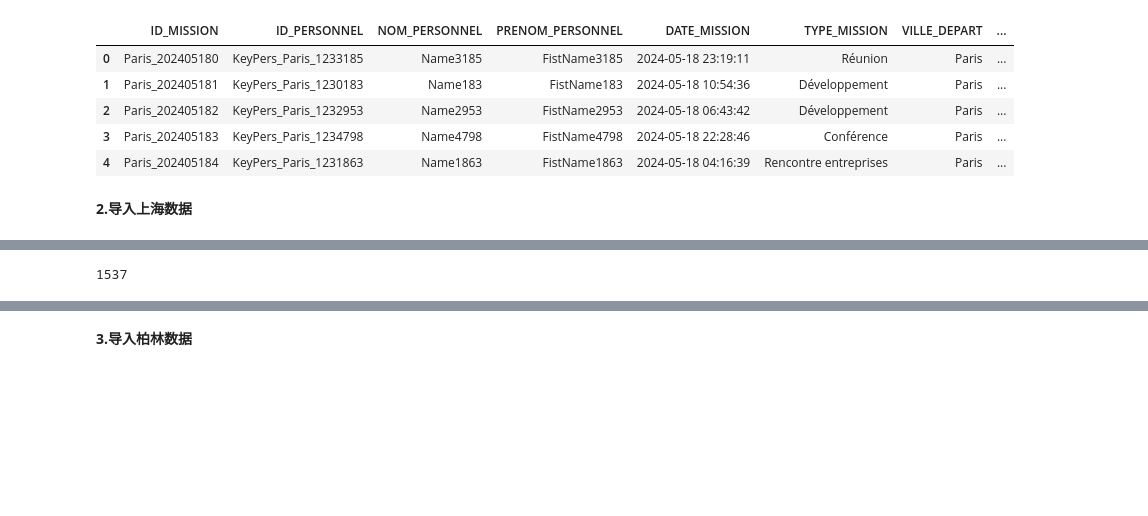
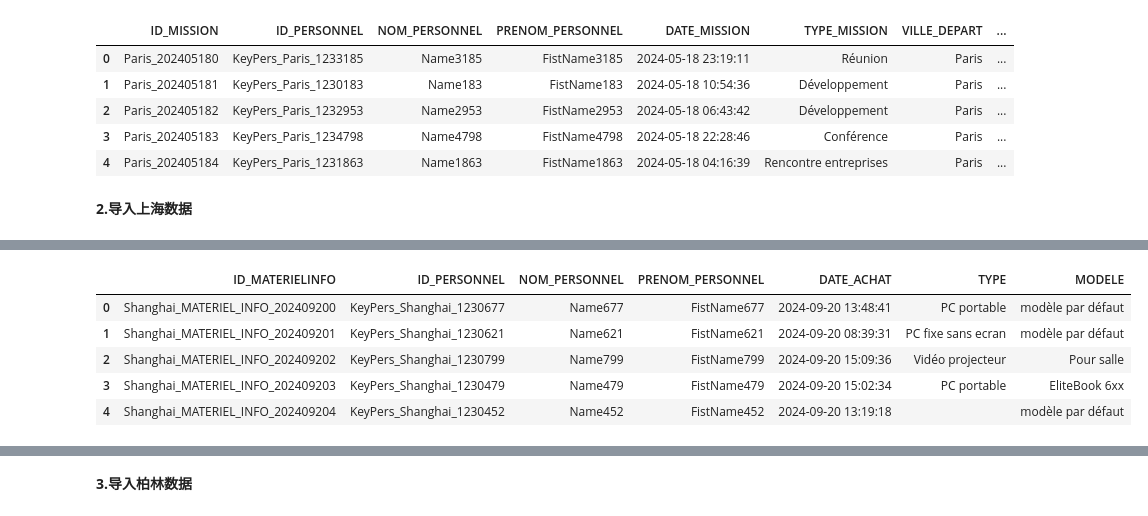
Before and after one commit to lvga1228/NF26_DATAWAREHOUSE, a Jupyter notebook: BDD_BGES/zang_analysis_data.ipynb, the cells around one changed output, grey strips where cells are left out. Saved outputs shown, nothing was run; the diff lists cells and outputs as text; code cells hidden in the pictures; blank space fills up the shorter version.

```diff
--- a/BDD_BGES/zang_analysis_data.ipynb
+++ b/BDD_BGES/zang_analysis_data.ipynb
@@ -56,7 +112,12 @@ psdf_person_shanghai.shape[0]
 # %%
 psdf_informatique_shanghai=ps.read_csv('/Users/ordi_de_lvga/Documents/nf26_td/projet/BDD_BGES/BDD_BGES_SHANGHAI/BDD_BGES_SHANGHAI_INFORMATIQUE', sep=';')
-psdf_informatique_shanghai.shape[0]
+psdf_informatique_shanghai.head(5)
 # %% [output]
-1537
+|  | ID_MATERIELINFO | ID_PERSONNEL | NOM_PERSONNEL | PRENOM_PERSONNEL | DATE_ACHAT | TYPE | MODELE |
+| 0 | Shanghai_MATERIEL_INFO_202409200 | KeyPers_Shanghai_1230677 | Name677 | FistName677 | 2024-09-20 13:48:41 | PC portable | modèle par défaut |
+| 1 | Shanghai_MATERIEL_INFO_202409201 | KeyPers_Shanghai_1230621 | Name621 | FistName621 | 2024-09-20 08:39:31 | PC fixe sans ecran | modèle par défaut |
+| 2 | Shanghai_MATERIEL_INFO_202409202 | KeyPers_Shanghai_1230799 | Name799 | FistName799 | 2024-09-20 15:09:36 | Vidéo projecteur | Pour salle |
+| 3 | Shanghai_MATERIEL_INFO_202409203 | KeyPers_Shanghai_1230479 | Name479 | FistName479 | 2024-09-20 15:02:34 | PC portable | EliteBook 6xx |
+| 4 | Shanghai_MATERIEL_INFO_202409204 | KeyPers_Shanghai_1230452 | Name452 | FistName452 | 2024-09-20 13:19:18 |  | modèle par défaut |
 # %%
 psdf_mission_shanghai=ps.read_csv('/Users/ordi_de_lvga/Documents/nf26_td/projet/BDD_BGES/BDD_BGES_SHANGHAI/BDD_BGES_SHANGHAI_MISSION', sep=';')
```
Also changed, not shown: parts of 89 cells of this notebook, 4 other files.
